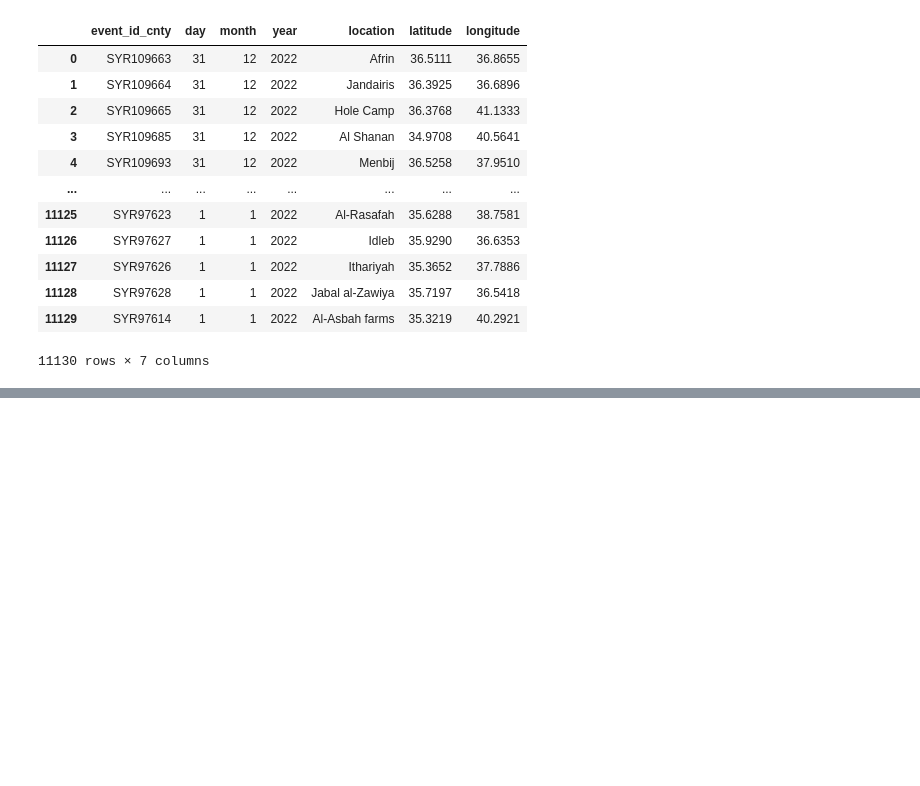
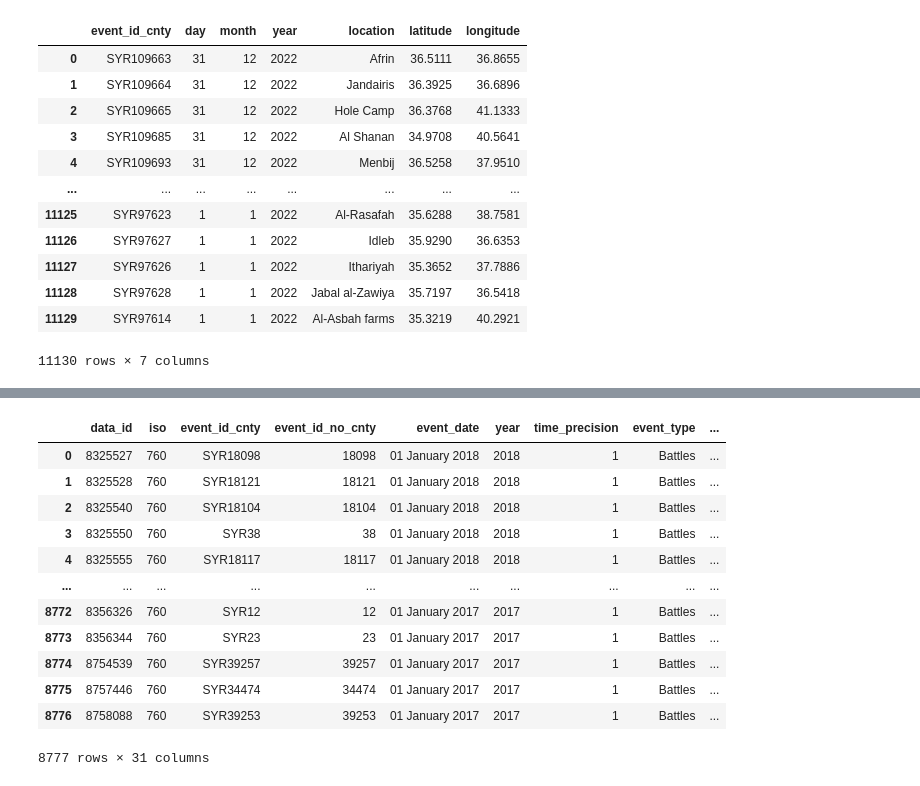
Before and after one commit to VRibeiro01/BA_V_Ribeiro, a Jupyter notebook: Notebooks/cleanup_conflict_data.ipynb, the cells around one changed output, grey strips where cells are left out. Cells and saved outputs as stored; diff of their text form; code cells hidden in the pictures; blank space fills up the shorter version.

```diff
--- a/Notebooks/cleanup_conflict_data.ipynb
+++ b/Notebooks/cleanup_conflict_data.ipynb
@@ -83,0 +62,18 @@ interesting_data
+# %%
+# Prepare conflict data in Syria in 2017
+df2 = pd.read_csv("data/conflicts_syria_2017.csv", delimiter = ";")
+df2
+# %% [output]
+|  | data_id | iso | event_id_cnty | event_id_no_cnty | event_date | year | time_precision | event_type | ... |
+| 0 | 8325527 | 760 | SYR18098 | 18098 | 01 January 2018 | 2018 | 1 | Battles | ... |
+| 1 | 8325528 | 760 | SYR18121 | 18121 | 01 January 2018 | 2018 | 1 | Battles | ... |
+| 2 | 8325540 | 760 | SYR18104 | 18104 | 01 January 2018 | 2018 | 1 | Battles | ... |
+| 3 | 8325550 | 760 | SYR38 | 38 | 01 January 2018 | 2018 | 1 | Battles | ... |
+| 4 | 8325555 | 760 | SYR18117 | 18117 | 01 January 2018 | 2018 | 1 | Battles | ... |
+| ... | ... | ... | ... | ... | ... | ... | ... | ... | ... |
+| 8772 | 8356326 | 760 | SYR12 | 12 | 01 January 2017 | 2017 | 1 | Battles | ... |
+| 8773 | 8356344 | 760 | SYR23 | 23 | 01 January 2017 | 2017 | 1 | Battles | ... |
+| 8774 | 8754539 | 760 | SYR39257 | 39257 | 01 January 2017 | 2017 | 1 | Battles | ... |
+| 8775 | 8757446 | 760 | SYR34474 | 34474 | 01 January 2017 | 2017 | 1 | Battles | ... |
+| 8776 | 8758088 | 760 | SYR39253 | 39253 | 01 January 2017 | 2017 | 1 | Battles | ... |
+8777 rows × 31 columns
```
Also changed, not shown: parts of 6 cells of this notebook.
